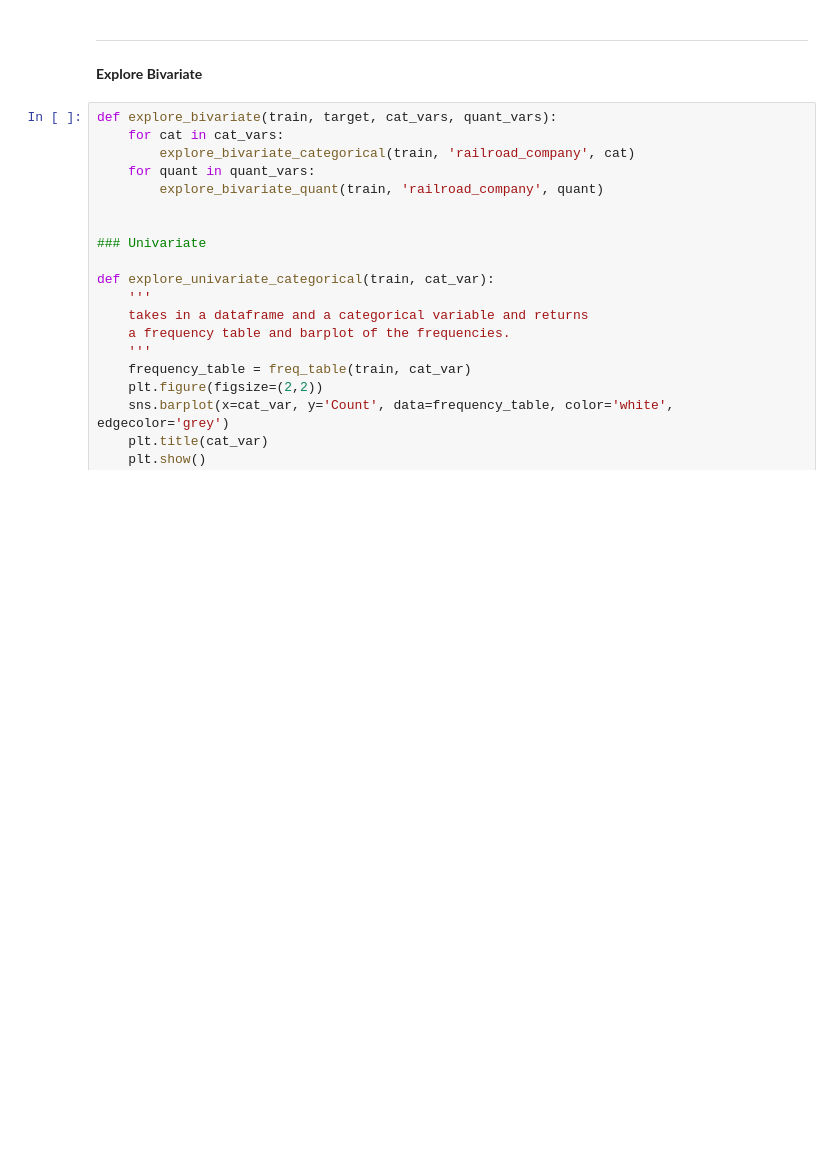
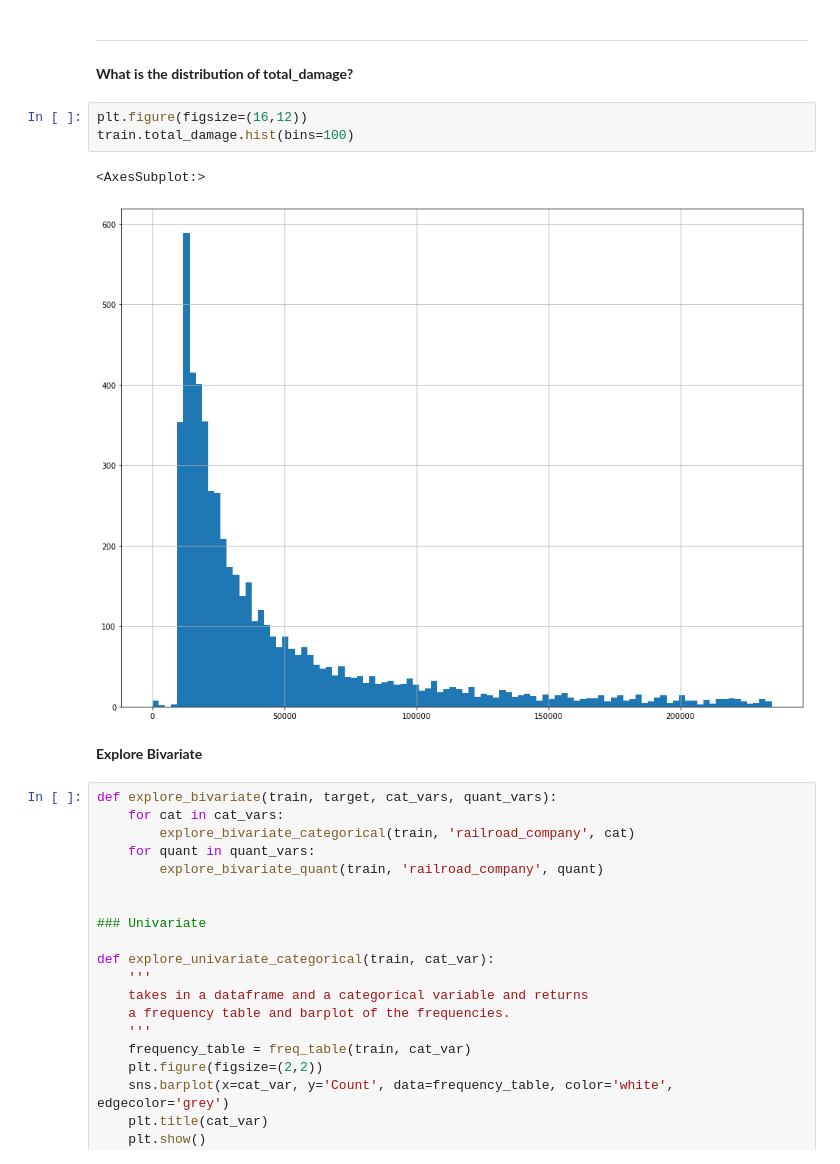
Before and after one commit to OTR-Capstone/Off_The_Rails, a Jupyter notebook: justin_explore.ipynb, the cells around one changed output. Cells and saved outputs as stored; diff of their text form; blank space fills up the shorter version.

```diff
--- a/justin_explore.ipynb
+++ b/justin_explore.ipynb
@@ -399,5 +274,13 @@ train.track_damage.hist(bins=100)
 # %% [markdown]
 ---
+# %% [markdown]
+**What is the distribution of total_damage?**
+# %%
+plt.figure(figsize=(16,12))
+train.total_damage.hist(bins=100)
+# %% [output]
+<AxesSubplot:>
+[figure, added]
 # %% [markdown]
 **Explore Bivariate**
 # %%
```
Also changed, not shown: parts of 51 cells of this notebook.
